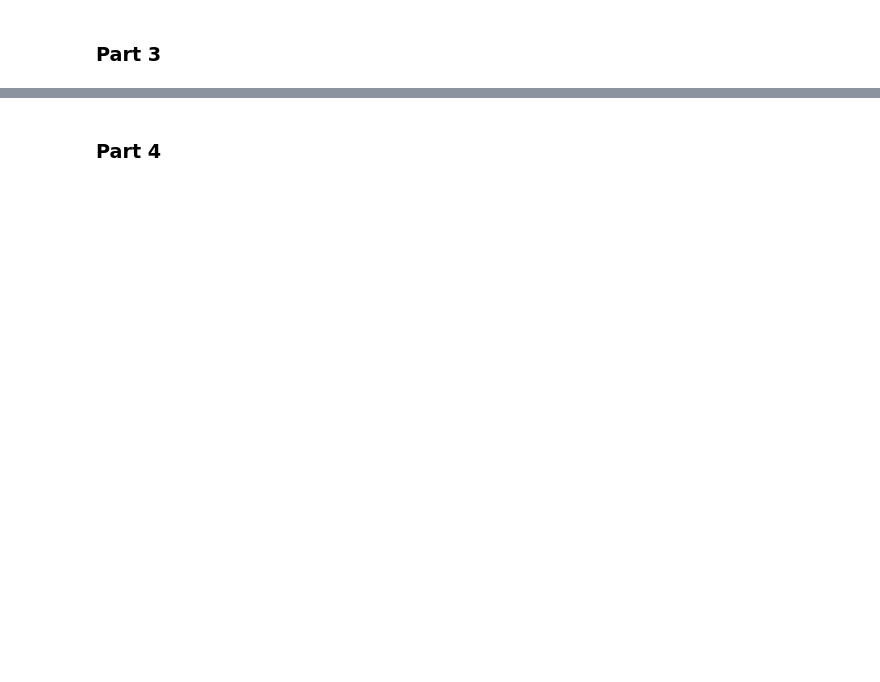
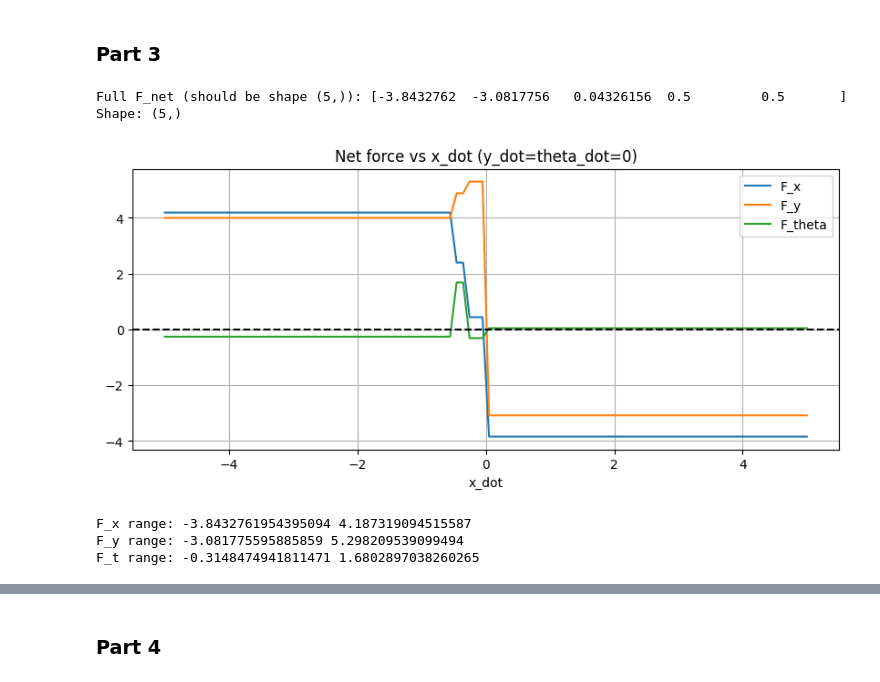
Before and after one commit to ryan-omori/MAE-269, a Jupyter notebook: HW3.ipynb, the cells around one changed output, grey strips where cells are left out. Drawn from its saved outputs; the diff is of its cells as text; code cells hidden in the pictures; blank space fills up the shorter version.

```diff
--- a/HW3.ipynb
+++ b/HW3.ipynb
@@ -544,16 +555,2 @@ print(bodytwist_COM1.free_symbols)
-# %%
-# Numeric configuration and velocities
-t_   = 0
-q     = [x, y, theta, a1, a2]
-q_dt  = [xd, yd, thetad, a1d, a2d]
-f_in = [1, 1]
-
-# Now safe to pass to bodywrench_from_Twist
-sol1 = bodywrench_from_Twist(bodytwist1_lam, f_in)
-sol2 = bodywrench_from_Twist(bodytwist2_lam, f_in)
-sol3 = bodywrench_from_Twist(bodytwist3_lam, f_in)
-
-net = sol1 + sol2 + sol3
-net
 # %% [markdown]
 ### Part 3
@@ -563,0 +557,35 @@ V_sol = fsolve(Vb, V0)
+# %%
+# Debug: what does the full generalized force look like?
+test_qdot = [0.5, 0.5, 0.1, a1_dot, a2_dot]
+F_full = netforce(0, q_num, test_qdot, f_in, params_)
+print("Full F_net (should be shape (5,)):", F_full)
+print("Shape:", F_full.shape)
+# %% [output]
+Full F_net (should be shape (5,)): [-3.8432762  -3.0817756   0.04326156  0.5         0.5       ]
+Shape: (5,)
+# %%
+# Sweep x_dot from -5 to 5, hold y_dot and theta_dot at 0
+x_dot_vals = np.linspace(-5, 5, 100)
+F_x = [netforce(0, q_num, [xd, 0, 0, a1_dot, a2_dot], f_in, params_)[0] for xd in x_dot_vals]
+F_y = [netforce(0, q_num, [xd, 0, 0, a1_dot, a2_dot], f_in, params_)[1] for xd in x_dot_vals]
+F_t = [netforce(0, q_num, [xd, 0, 0, a1_dot, a2_dot], f_in, params_)[2] for xd in x_dot_vals]
+
+plt.figure(figsize=(10,4))
+plt.plot(x_dot_vals, F_x, label='F_x')
+plt.plot(x_dot_vals, F_y, label='F_y')
+plt.plot(x_dot_vals, F_t, label='F_theta')
+plt.axhline(0, color='k', linestyle='--')
+plt.xlabel('x_dot')
+plt.legend()
+plt.title('Net force vs x_dot (y_dot=theta_dot=0)')
+plt.grid(True)
+plt.show()
+
+print("F_x range:", min(F_x), max(F_x))
+print("F_y range:", min(F_y), max(F_y))
+print("F_t range:", min(F_t), max(F_t))
+# %% [output]
+[figure, added]
+F_x range: -3.8432761954395094 4.187319094515587
+F_y range: -3.081775595885859 5.298209539099494
+F_t range: -0.3148474941811471 1.6802897038260265
```
Also changed, not shown: parts of 6 cells of this notebook.
